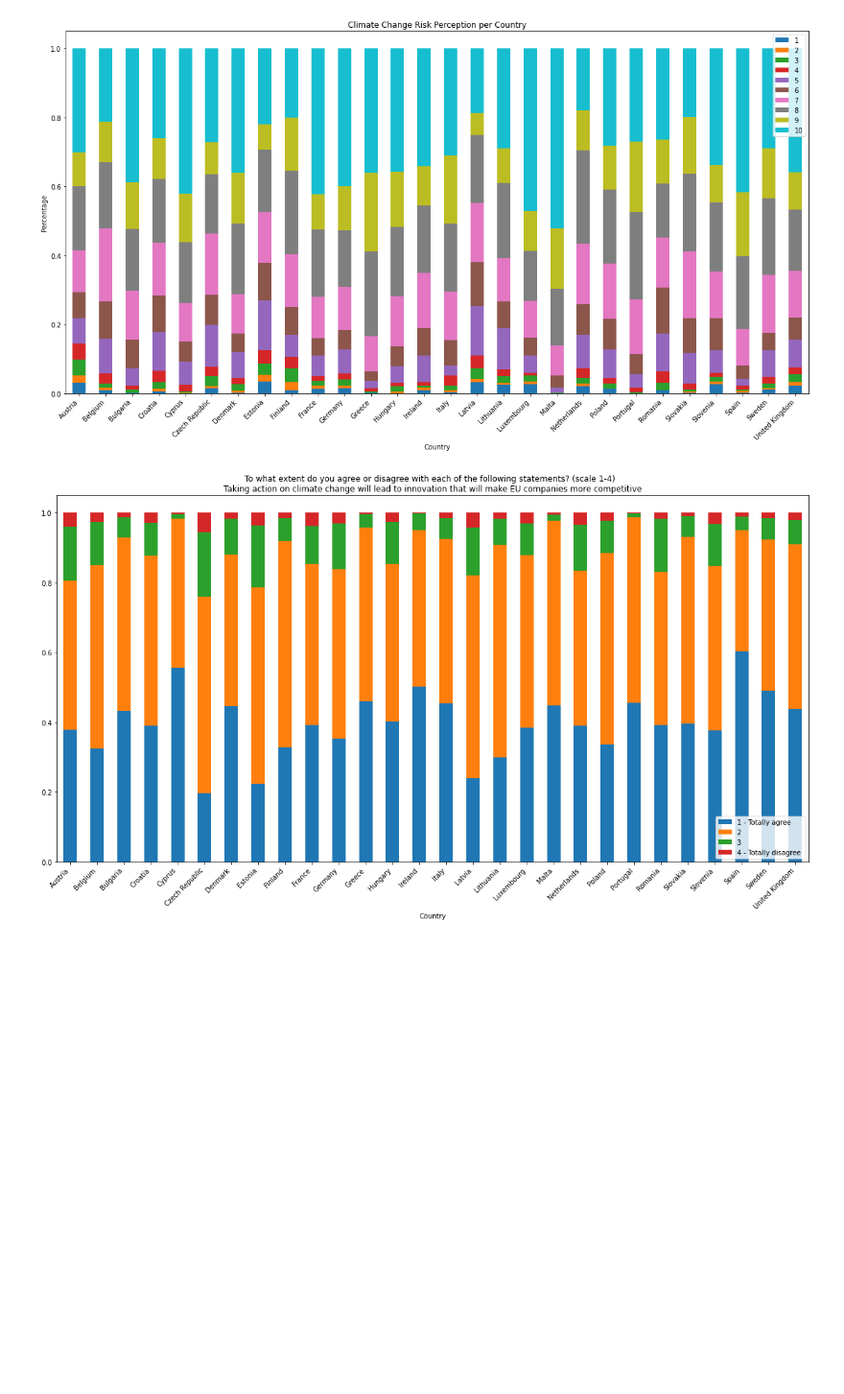
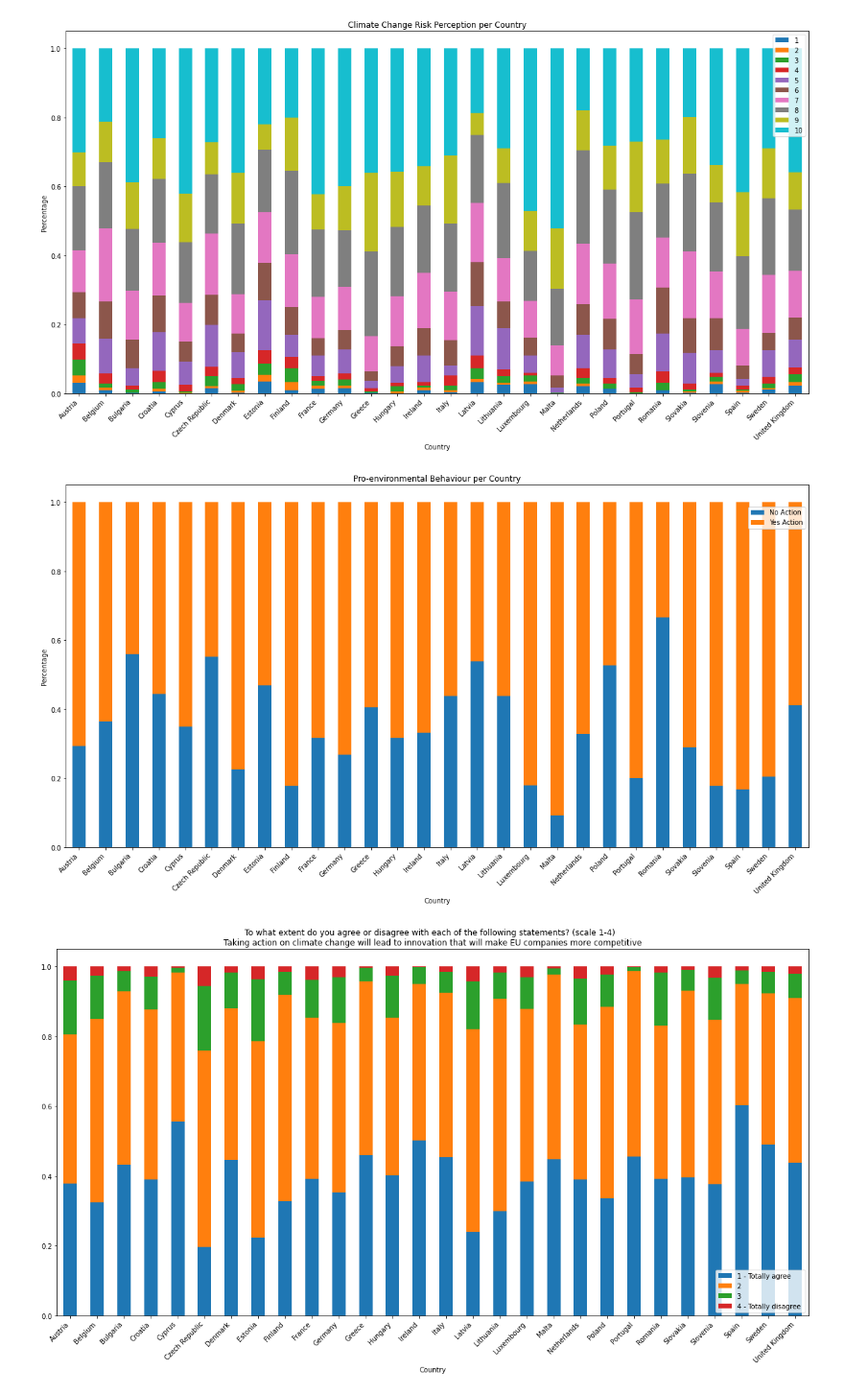
Before and after one commit to claudiagiuspoli/pro-environmental-behaviour, a Jupyter notebook: data viz.ipynb, the cells around one changed output. Shown at 96% size. Cells and saved outputs as stored; diff of their text form; code cells hidden in the pictures; blank space fills up the shorter version.

```diff
--- a/data viz.ipynb
+++ b/data viz.ipynb
@@ -317,6 +319,28 @@ plt.savefig('Climate Change Risk Perception per Country.png', bbox_inches='tight
 plt.show()
 # %% [output]
 [figure]
+# %%
+freq_df =  df.groupby(['country'])['qb5'].value_counts().unstack()
+
+
+pct_df = freq_df.divide(freq_df.sum(axis=1), axis=0)
+ax = pct_df.plot(kind="bar", stacked=True)
+
+plt.gcf().set_size_inches(20, 10)
+
+
+# Add labels and title
+plt.title("Pro-environmental Behaviour per Country")
+plt.xlabel("Country")
+plt.ylabel("Percentage")
+plt.xticks(rotation=45, ha='right')
+ax.legend(["No Action", "Yes Action"], bbox_to_anchor=(1,0.95), loc="upper right");
+
+plt.savefig('Pro-environmental Behaviour per Country.png', bbox_inches='tight')
+# Display the graph on the screen
+plt.show()
+# %% [output]
+[figure, added]
 # %%
 freq_df =  df.groupby(['country'])['qb4_3'].value_counts().unstack()
 pct_df = freq_df.divide(freq_df.sum(axis=1), axis=0)
```
Also changed, not shown: parts of 14 cells of this notebook, 6 other files.
